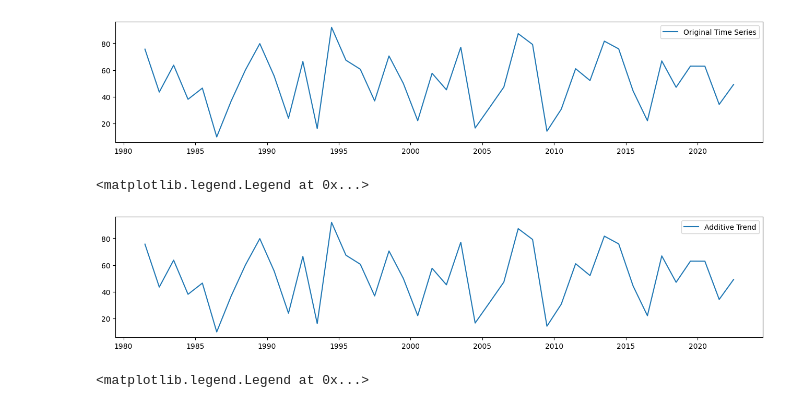
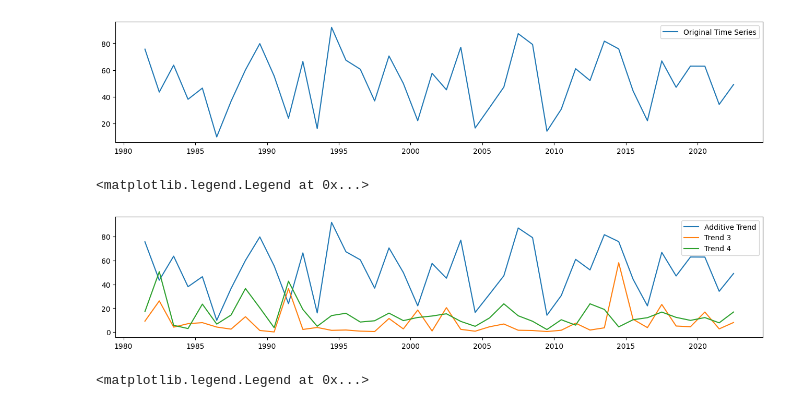
Before and after one commit to owuordickson/t-graank, a Jupyter notebook: analysis/timeseries_analysis.ipynb, the cells around one changed output. Drawn from its saved outputs; the diff is of its cells as text; code cells hidden in the pictures.

```diff
--- a/analysis/timeseries_analysis.ipynb
+++ b/analysis/timeseries_analysis.ipynb
@@ -143,10 +126,13 @@ for ts in lst_ts:
 # %%
 plt.figure(figsize=(16, 3))
 plt.plot(lst_compts[0].trend, label='Additive Trend')
+#plt.plot(lst_compts[1].trend, label='Trend 2')
+plt.plot(lst_compts[2].trend, label='Trend 3')
+plt.plot(lst_compts[3].trend, label='Trend 4')
 plt.legend()
 # %% [output]
 <matplotlib.legend.Legend at 0x...>
-[figure, old version]
+[figure, new version]
 # %%
 plt.figure(figsize=(16, 3))
 plt.plot(lst_compts[0].seasonal, label='Additive Seasonal')
```
Also changed, not shown: parts of 4 cells of this notebook.
